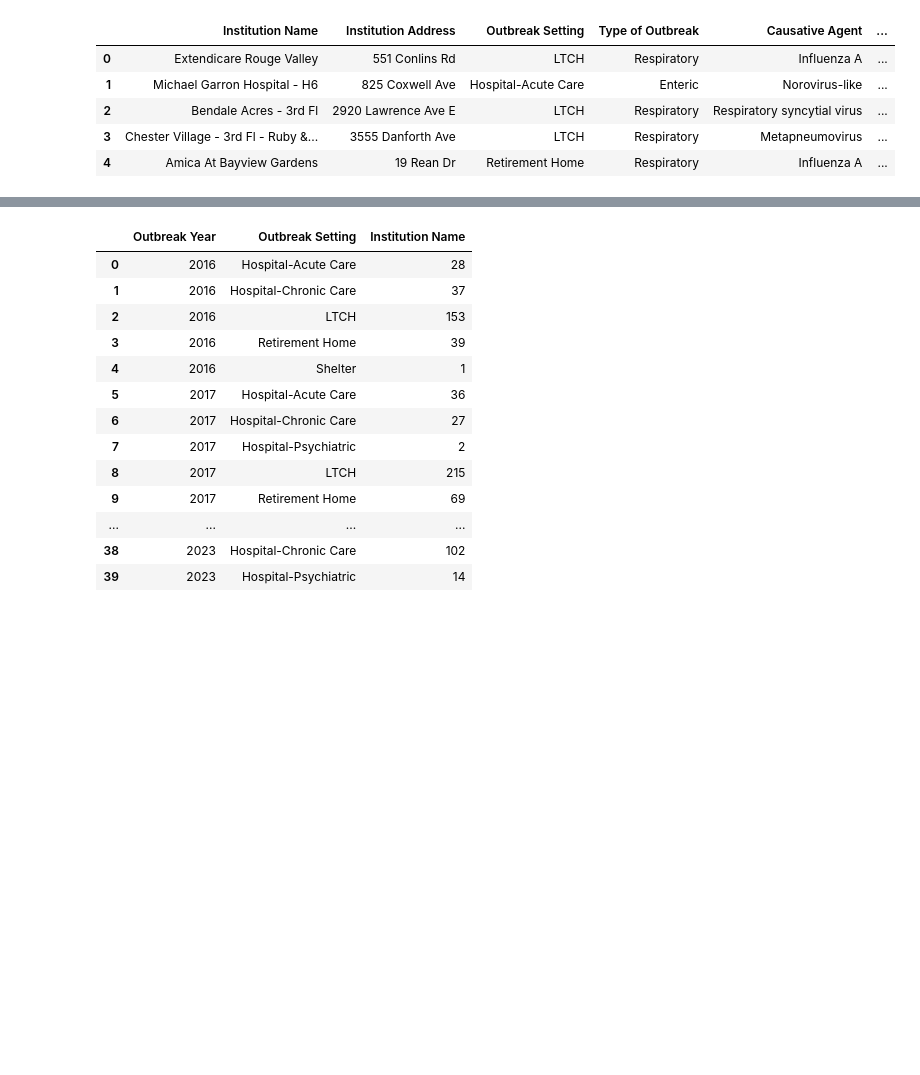
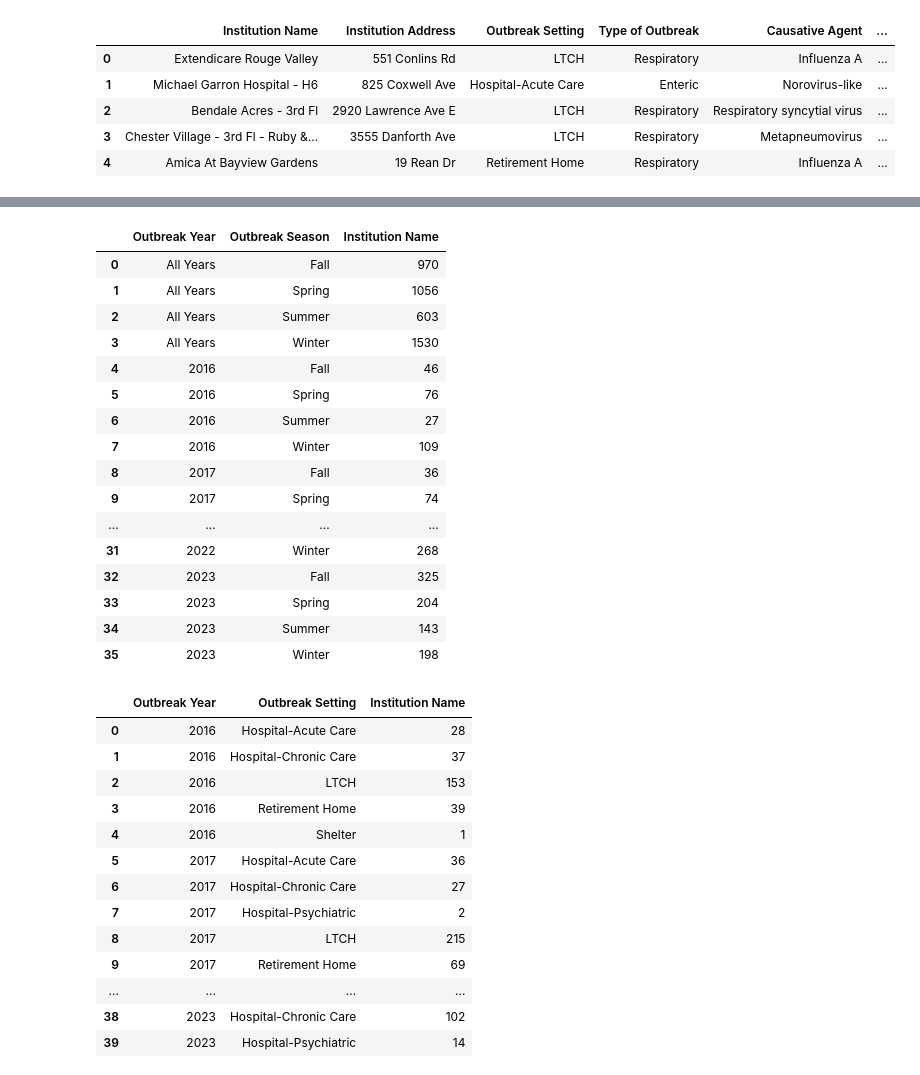
Before and after one commit to pannann/Project-3_Group-7, a Jupyter notebook: ETL/outbreaks_cleaning.ipynb, the cells around one changed output, grey strips where cells are left out. Drawn from its saved outputs; the diff is of its cells as text; code cells hidden in the pictures; blank space fills up the shorter version.

```diff
--- a/ETL/outbreaks_cleaning.ipynb
+++ b/ETL/outbreaks_cleaning.ipynb
@@ -1100,3 +1100,9 @@ df.head()
 | 4 | Amica At Bayview Gardens | 19 Rean Dr | Retirement Home | Respiratory | Influenza A | ... |
 # %%
 df.to_csv('Resources/outbreaks.csv')
+# %%
+#Group DF by outbreak season and get count of outbreaks for all years
+all_seasons = df.groupby('Outbreak Season', as_index = False)['Institution Name'].count()
+all_seasons['Outbreak Year'] = 'All Years'
+all_seasons = all_seasons[['Outbreak Year', 'Outbreak Season', 'Institution Name']]
+all_seasons
@@ -1124,0 +1137,21 @@ Name: Institution Name, dtype: int64
+# %%
+grouped_seasons_all = pd.concat([all_seasons, grouped_seasons], axis = 0, ignore_index = True)
+grouped_seasons_all
+# %% [output]
+|  | Outbreak Year | Outbreak Season | Institution Name |
+| 0 | All Years | Fall | 970 |
+| 1 | All Years | Spring | 1056 |
+| 2 | All Years | Summer | 603 |
+| 3 | All Years | Winter | 1530 |
+| 4 | 2016 | Fall | 46 |
+| 5 | 2016 | Spring | 76 |
+| 6 | 2016 | Summer | 27 |
+| 7 | 2016 | Winter | 109 |
+| 8 | 2017 | Fall | 36 |
+| 9 | 2017 | Spring | 74 |
+| ... | ... | ... | ... |
+| 31 | 2022 | Winter | 268 |
+| 32 | 2023 | Fall | 325 |
+| 33 | 2023 | Spring | 204 |
+| 34 | 2023 | Summer | 143 |
+| 35 | 2023 | Winter | 198 |
```
Also changed, not shown: parts of 3 cells of this notebook, 4 other files.
